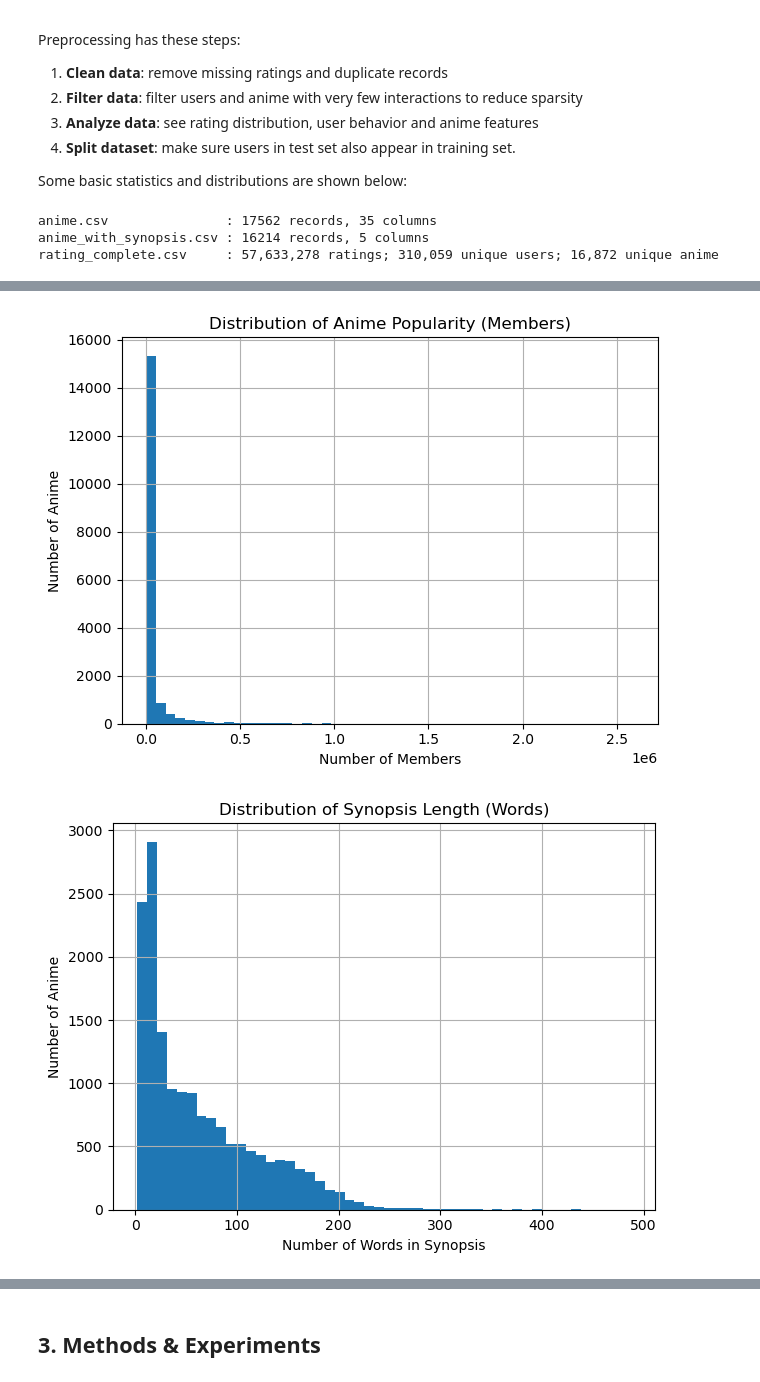
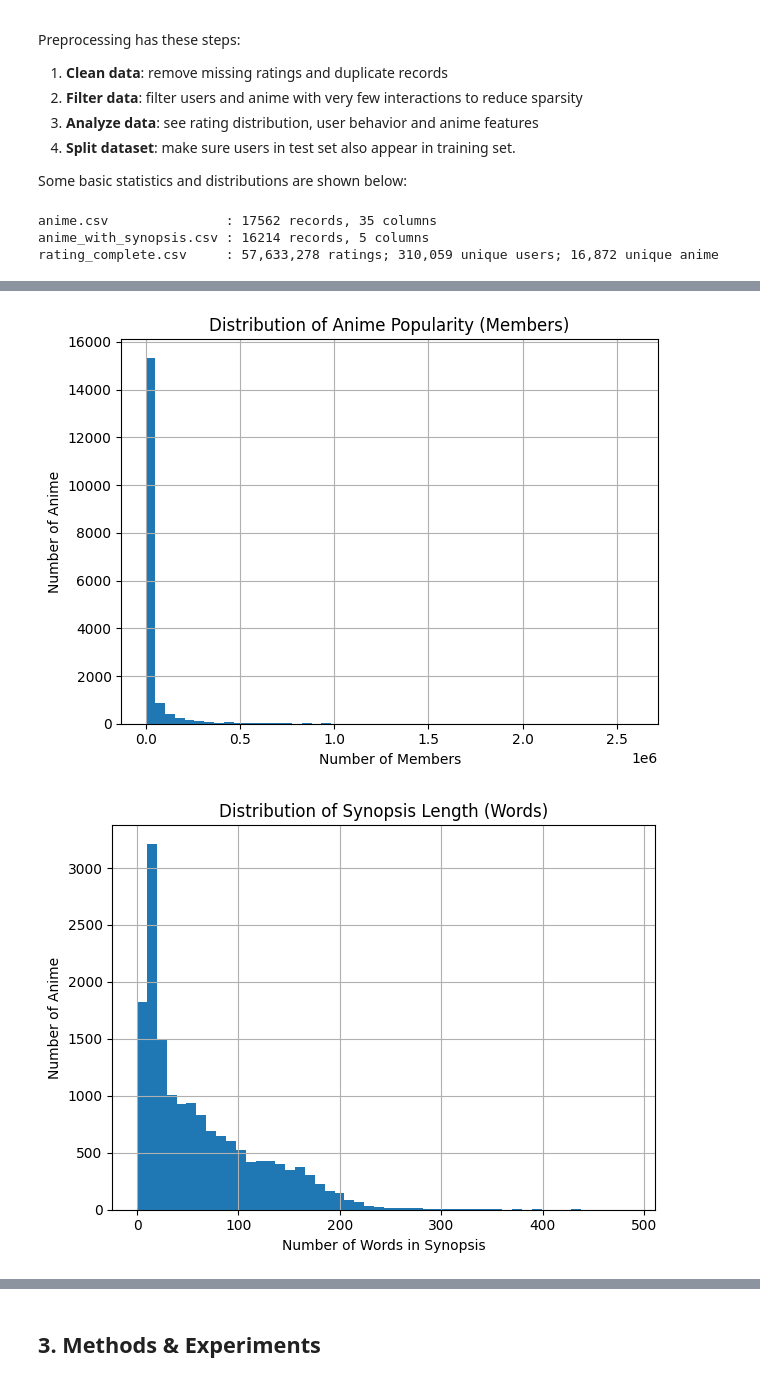
Before and after one commit to jokerwolf0917/Anime-Recommender, a Jupyter notebook: notebooks/AnimeRecommender.ipynb, the cells around one changed output, grey strips where cells are left out. Cells and saved outputs as stored; diff of their text form; code cells hidden in the pictures.

```diff
--- a/notebooks/AnimeRecommender.ipynb
+++ b/notebooks/AnimeRecommender.ipynb
@@ -88,9 +88,9 @@ import matplotlib.pyplot as plt
 
 # === Read datasets ===
 # Load three CSV files: anime information, anime synopsis, and user ratings
-anime = pd.read_csv('data/anime.csv')
-synopsis = pd.read_csv('data/anime_with_synopsis.csv')
-ratings = pd.read_csv('data/rating_complete.csv')
+anime = pd.read_csv('../data/anime.csv')
+synopsis = pd.read_csv('../data/anime_with_synopsis.csv')
+ratings = pd.read_csv('../data/rating_complete.csv')
 
 # === Display basic information ===
 # Print the number of records (rows) and columns for each dataset
@@ -119,35 +119,37 @@ plt.xlabel('Number of Members')
 plt.ylabel('Number of Anime')
 plt.tight_layout()
 plt.show()
 
 # === 3. Distribution of Synopsis Length ===
 # Calculate synopsis length in words for each anime and plot the distribution
-synopsis['syn_len'] = synopsis['sypnopsis'].dropna().apply(lambda x: len(x.split()))
+syn_col = 'synopsis' if 'synopsis' in synopsis.columns else 'sypnopsis'
+synopsis['syn_len'] = synopsis[syn_col].fillna('').apply(lambda x: len(str(x).split()))
+
 plt.figure()
 synopsis['syn_len'].hist(bins=50)
 plt.title('Distribution of Synopsis Length (Words)')
 plt.xlabel('Number of Words in Synopsis')
 plt.ylabel('Number of Anime')
 plt.tight_layout()
 plt.show()
 
 # === 4. Distribution of Number of Ratings per Anime ===
 # Group ratings by anime_id to count how many ratings each anime has, then plot the distribution
 rating_counts = ratings.groupby('anime_id').size()
 plt.figure()
 rating_counts.hist(bins=50)
 plt.title('Distribution of Number of Ratings per Anime')
 plt.xlabel('Number of Ratings')
 plt.ylabel('Number of Anime')
 plt.tight_layout()
 plt.show()
 # %% [output]
 anime.csv               : 17562 records, 35 columns
 anime_with_synopsis.csv : 16214 records, 5 columns
 rating_complete.csv     : 57,633,278 ratings; 310,059 unique users; 16,872 unique anime
 [figure]
 [figure]
-[figure, old version]
+[figure, new version]
 [figure]
 # %% [markdown]
 ## 3. Methods & Experiments
```
Also changed, not shown: parts of 6 cells of this notebook, 4 other files.
